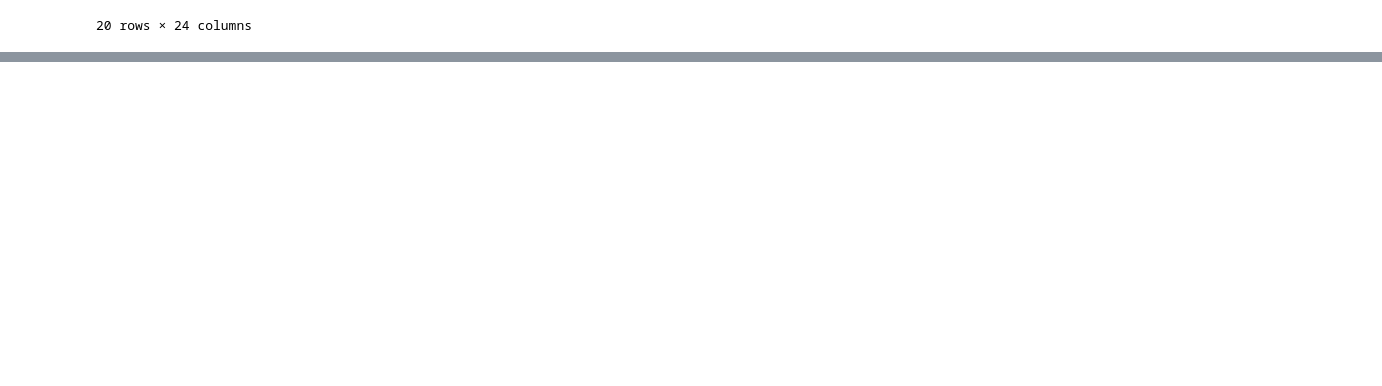
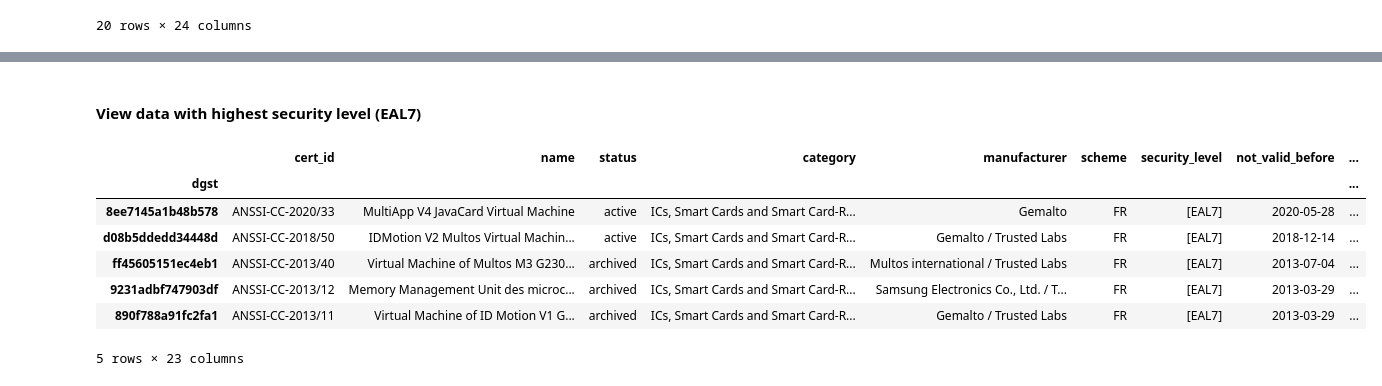
Before and after one commit to crocs-muni/sec-certs, a Jupyter notebook: notebooks/cc/dependency_analysis.ipynb, the cells around one changed output, grey strips where cells are left out. Drawn from its saved outputs; the diff is of its cells as text; code cells hidden in the pictures; blank space fills up the shorter version.

Commit message:
feat: Implemented basic analysis on smart cards, final version of analysis for review

```diff
--- a/notebooks/cc/dependency_analysis.ipynb
+++ b/notebooks/cc/dependency_analysis.ipynb
@@ -449,0 +439,3 @@ print(result)
+# %%
+cards_df = df[df["category"] == "ICs, Smart Cards and Smart Card-Related Devices and Systems"]
+print(f"There are total {cards_df.shape[0]} rows ICs, Smart Cards and Smart Card-Related Devices and Systems category.")
@@ -449,0 +472,19 @@ print(result)
+# %%
+# The lowest common security level achieved in dataset
+security_level_occurences = cards_df["highest_security_level"].value_counts()
+filtered_sec_levels = [sec_level for sec_level, count in security_level_occurences.items() if count > 0]
+level_numbers = {x: y for x, y in zip(eals, range(len(eals)))}
+
+lowest_smart_card_security_level = None
+lowest_security_level_int = None
+
+for sec_level in filtered_sec_levels:
+    if lowest_security_level_int is None:
+        lowest_security_level_int = level_numbers[sec_level]
+        lowest_smart_card_security_level = sec_level
+
+    if level_numbers[sec_level] < lowest_security_level_int:
+        lowest_security_level_int = level_numbers[sec_level]
+        lowest_smart_card_security_level = sec_level
+
+print(f"Lowest security level among smart cards in dataset: {lowest_smart_card_security_level}")
@@ -449,0 +493,15 @@ print(result)
+# %%
+# The highest common security level in smart-card dataset
+highest_smart_card_security_level = None
+highest_security_level_int = None
+
+for sec_level in filtered_sec_levels:
+    if highest_security_level_int is None:
+        highest_security_level_int = level_numbers[sec_level]
+        highest_smart_card_security_level = sec_level
+
+    if level_numbers[sec_level] > highest_security_level_int:
+        highest_security_level_int = level_numbers[sec_level]
+        highest_smart_card_security_level = sec_level
+
+print(f"Highest security level among smart cards in dataset: {highest_smart_card_security_level}")
@@ -449,0 +545,14 @@ print(result)
+# %% [markdown]
+#### View data with highest security level (EAL7)
+# %%
+eal7_df = cards_df[cards_df["highest_security_level"] == highest_smart_card_security_level]
+eal7_df.head()
+# %% [output]
+|  | cert_id | name | status | category | manufacturer | scheme | security_level | not_valid_before | ... |
+| dgst |  |  |  |  |  |  |  |  | ... |
+| 8ee7145a1b48b578 | ANSSI-CC-2020/33 | MultiApp V4 JavaCard Virtual Machine | active | ICs, Smart Cards and Smart Card-R... | Gemalto | FR | [EAL7] | 2020-05-28 | ... |
+| d08b5ddedd34448d | ANSSI-CC-2018/50 | IDMotion V2 Multos Virtual Machin... | active | ICs, Smart Cards and Smart Card-R... | Gemalto / Trusted Labs | FR | [EAL7] | 2018-12-14 | ... |
+| ff45605151ec4eb1 | ANSSI-CC-2013/40 | Virtual Machine of Multos M3 G230... | archived | ICs, Smart Cards and Smart Card-R... | Multos international / Trusted Labs | FR | [EAL7] | 2013-07-04 | ... |
+| 9231adbf747903df | ANSSI-CC-2013/12 | Memory Management Unit des microc... | archived | ICs, Smart Cards and Smart Card-R... | Samsung Electronics Co., Ltd. / T... | FR | [EAL7] | 2013-03-29 | ... |
+| 890f788a91fc2fa1 | ANSSI-CC-2013/11 | Virtual Machine of ID Motion V1 G... | archived | ICs, Smart Cards and Smart Card-R... | Gemalto / Trusted Labs | FR | [EAL7] | 2013-03-29 | ... |
+5 rows × 23 columns
```
Also changed, not shown: parts of 37 cells of this notebook.
